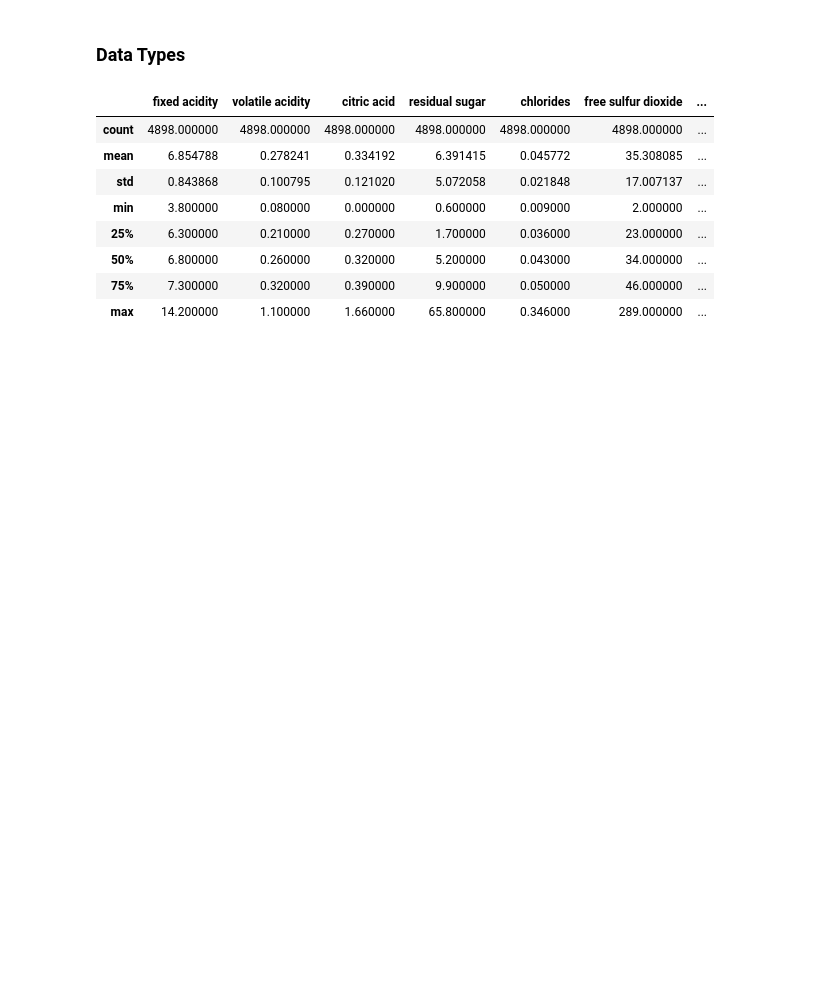
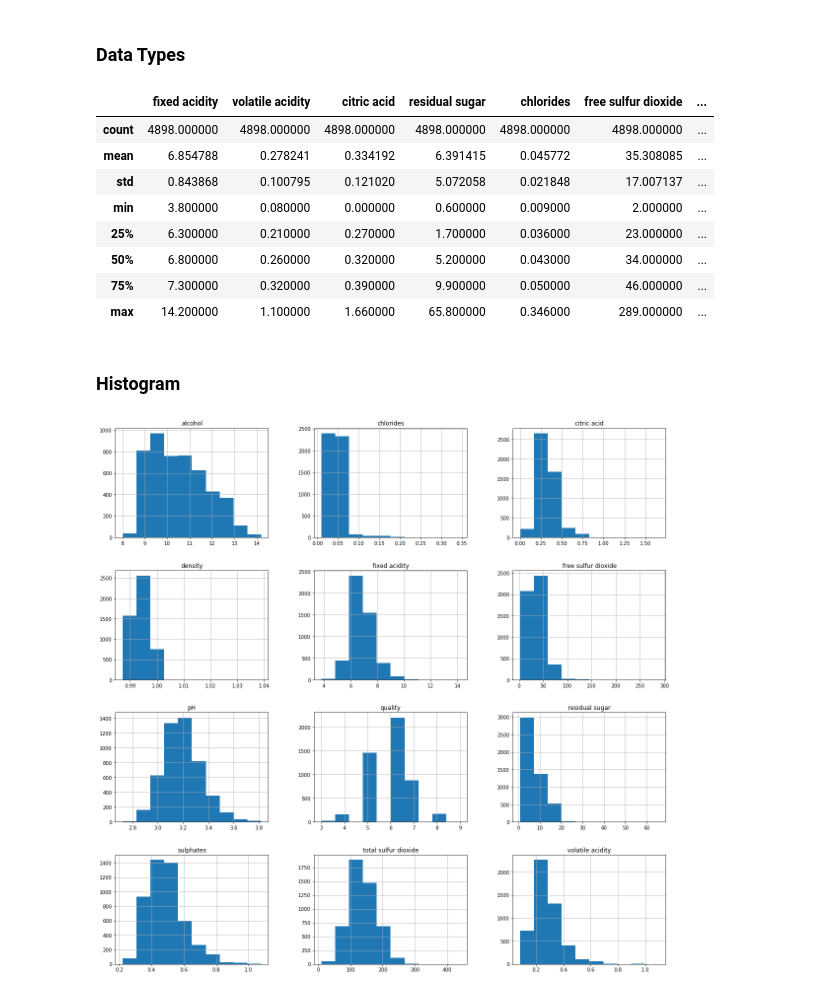
Before and after one commit to vaishnavm217/SDS_Assignment, a Jupyter notebook: SDS Wine Quality.ipynb, the cells around one changed output. Cells and saved outputs as stored; diff of their text form; code cells hidden in the pictures; blank space fills up the shorter version.

```diff
--- a/SDS Wine Quality.ipynb
+++ b/SDS Wine Quality.ipynb
@@ -22,3 +23,10 @@ DATA.describe()
 | 50% | 6.800000 | 0.260000 | 0.320000 | 5.200000 | 0.043000 | 34.000000 | ... |
 | 75% | 7.300000 | 0.320000 | 0.390000 | 9.900000 | 0.050000 | 46.000000 | ... |
 | max | 14.200000 | 1.100000 | 1.660000 | 65.800000 | 0.346000 | 289.000000 | ... |
+# %% [markdown]
+### Histogram
+# %%
+for ax in DATA.hist(figsize=(20,20)):
+    ax
+# %% [output]
+[figure, added]
```
Also changed, not shown: parts of 4 cells of this notebook.
